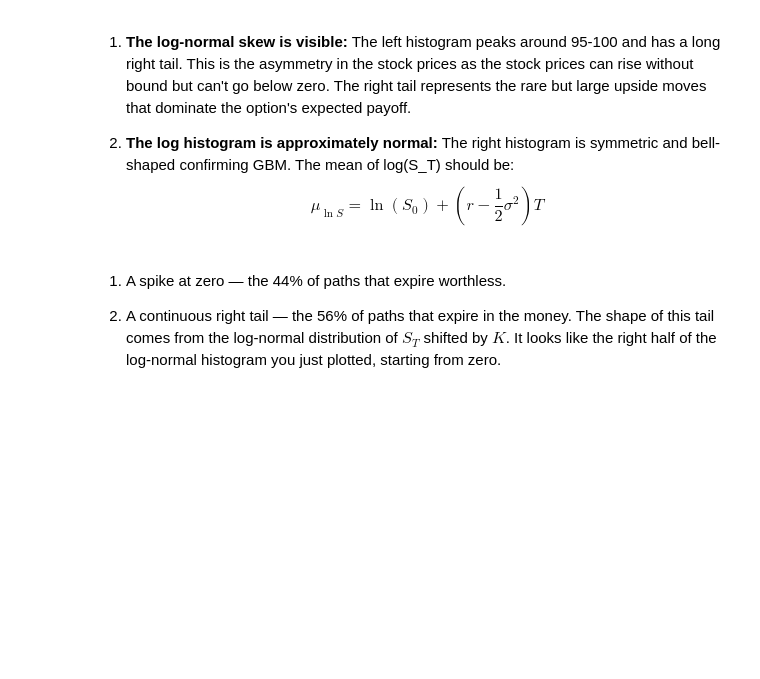
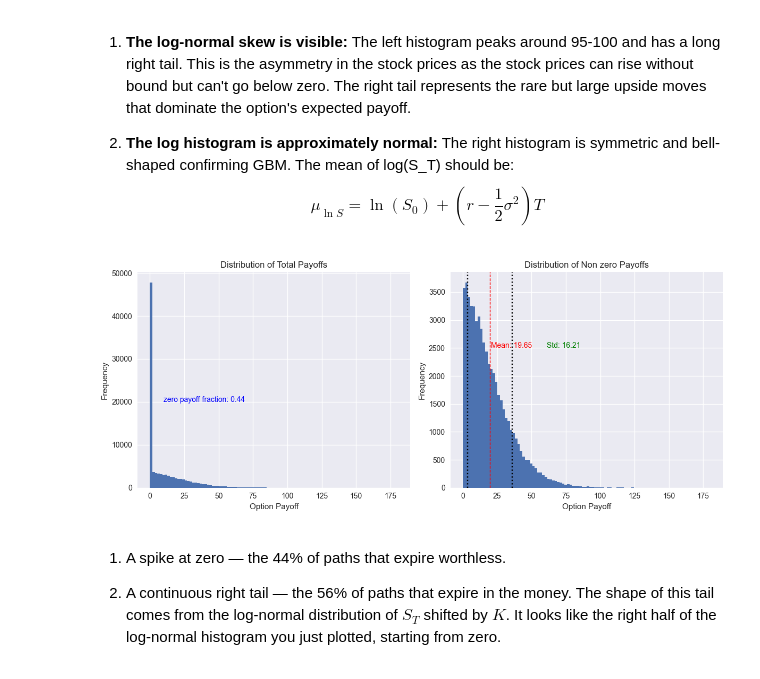
Before and after one commit to basavaraja7371/quant-finance-python, a Jupyter notebook: notebooks/02_monte_carlo_exploration.ipynb, the cells around one changed output. Cells and saved outputs as stored; diff of their text form; code cells hidden in the pictures; blank space fills up the shorter version.

```diff
--- a/notebooks/02_monte_carlo_exploration.ipynb
+++ b/notebooks/02_monte_carlo_exploration.ipynb
@@ -115,33 +128,37 @@ ax0.hist(payoff, bins=100)
 
 
 # ax0.hist(nonzero_payoffs, bins=100)
 # ax0.bar(0, 44000, width=1, color='red')
 # then plot nonzero_payoffs as histogram
 # annotate the zero fraction with ax0.text()
 frac = len(zero_payoffs) / len(payoff)
 ax0.text(10, 20000, f"zero payoff fraction: {frac:.2f}", color="blue")
 ax0.set_xlabel("Option Payoff")
 ax0.set_ylabel("Frequency")
 ax0.set_title("Distribution of Total Payoffs")
 # Right — non-zero tail only
 # just histogram of nonzero_payoffs
 ax1.hist(nonzero_payoffs, bins=100)
 
 # annotate with mean and std of nonzero payoffs
 mean_val = nonzero_payoffs.mean()
 ax1.axvline(x=mean_val, linestyle="--", color="red", linewidth=1)
 ax1.text(mean_val + 1, 2500, f"Mean: {mean_val:.2f}", color="red")
 
 std_val = nonzero_payoffs.std()
 # ax1.axvline(x=std_val, linestyle="--", color="green", linewidth=1)
 ax1.text(std_val + 45, 2500, f"Std: {std_val:.2f}", color="green")
 ax1.set_xlabel("Option Payoff")
 ax1.set_ylabel("Frequency")
 ax1.set_title("Distribution of Non zero Payoffs")
 ax1.axvline(mean_val - std_val, linestyle=':', color='black')
 ax1.axvline(mean_val + std_val, linestyle=':', color='black')
+plt.tight_layout()
 
+plt.savefig("../results/02_option_payoff_dist.png", dpi=150)
 plt.show()
+# %% [output]
+[figure, added]
 # %% [markdown]
 1. A spike at zero — the 44% of paths that expire worthless.
 
```
Also changed, not shown: parts of 5 cells of this notebook, 2 other files.
